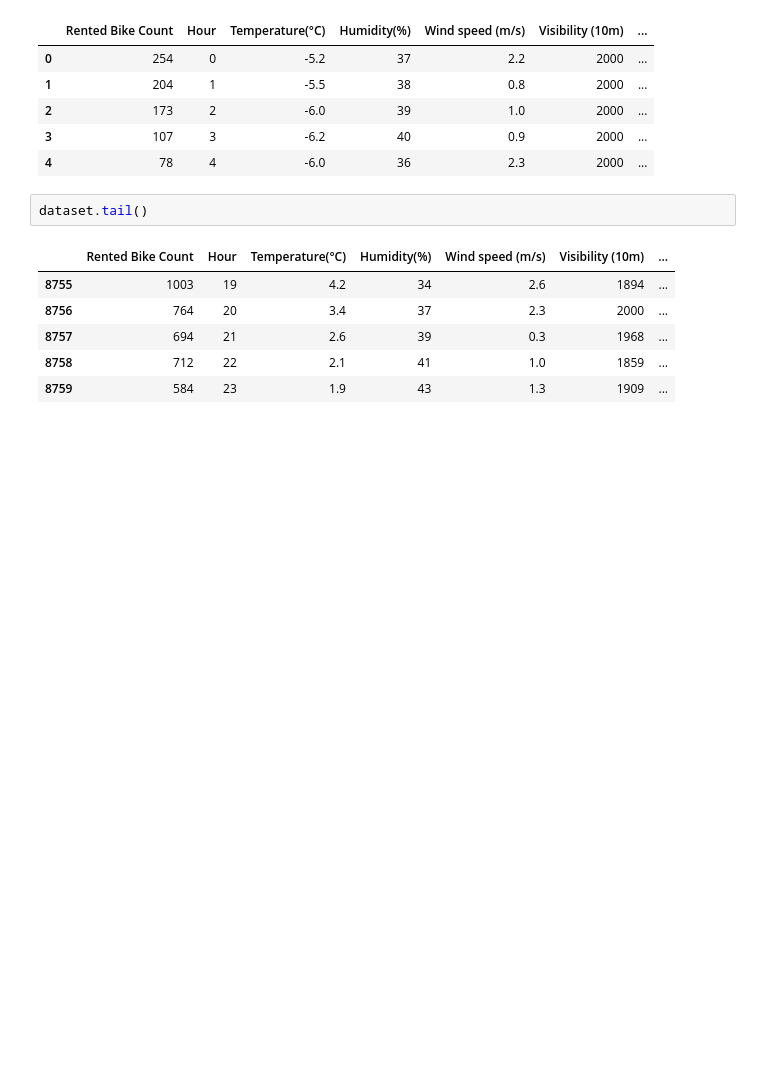
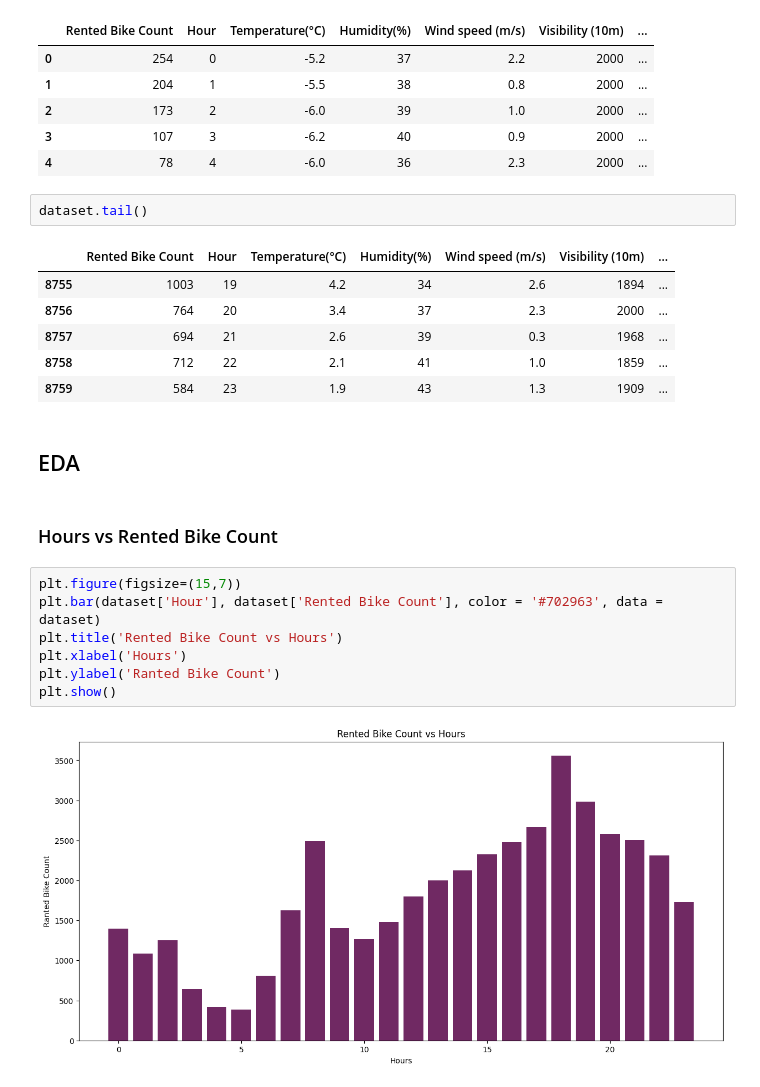
Before and after one commit to NirajBhakhar/Bike-Sharing-Demand-Prediction, a Jupyter notebook: notebooks/DataExploration.ipynb, the cells around one changed output. Cells and saved outputs as stored; diff of their text form; blank space fills up the shorter version.

```diff
--- a/notebooks/DataExploration.ipynb
+++ b/notebooks/DataExploration.ipynb
@@ -203,3 +206,16 @@ dataset.tail()
 | 8757 | 694 | 21 | 2.6 | 39 | 0.3 | 1968 | ... |
 | 8758 | 712 | 22 | 2.1 | 41 | 1.0 | 1859 | ... |
 | 8759 | 584 | 23 | 1.9 | 43 | 1.3 | 1909 | ... |
+# %% [markdown]
+## EDA
+# %% [markdown]
+### Hours vs Rented Bike Count
+# %%
+plt.figure(figsize=(15,7))
+plt.bar(dataset['Hour'], dataset['Rented Bike Count'], color = '#702963', data = dataset)
+plt.title('Rented Bike Count vs Hours')
+plt.xlabel('Hours')
+plt.ylabel('Ranted Bike Count')
+plt.show()
+# %% [output]
+[figure, added]
```
Also changed, not shown: parts of 29 cells of this notebook.
